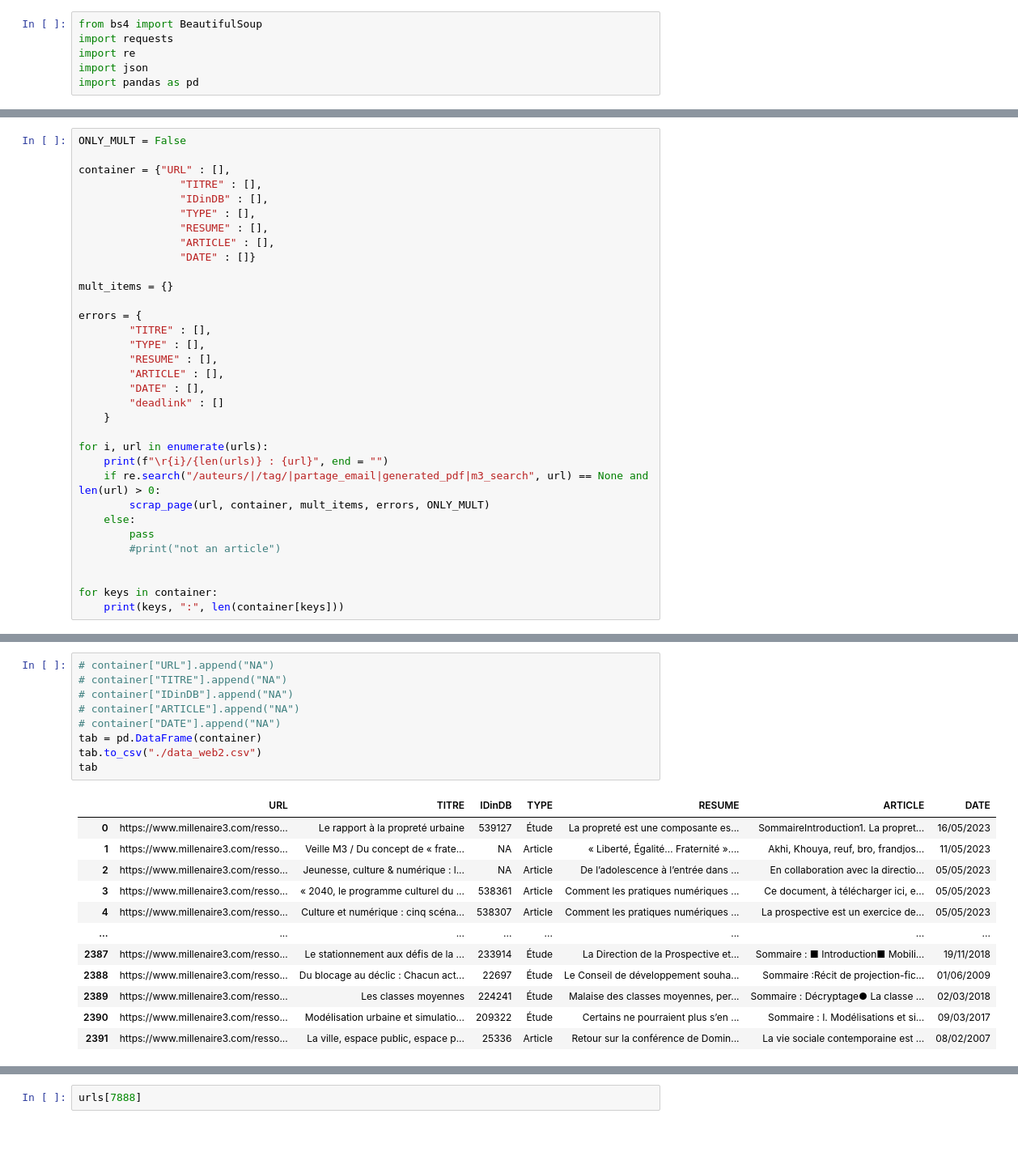
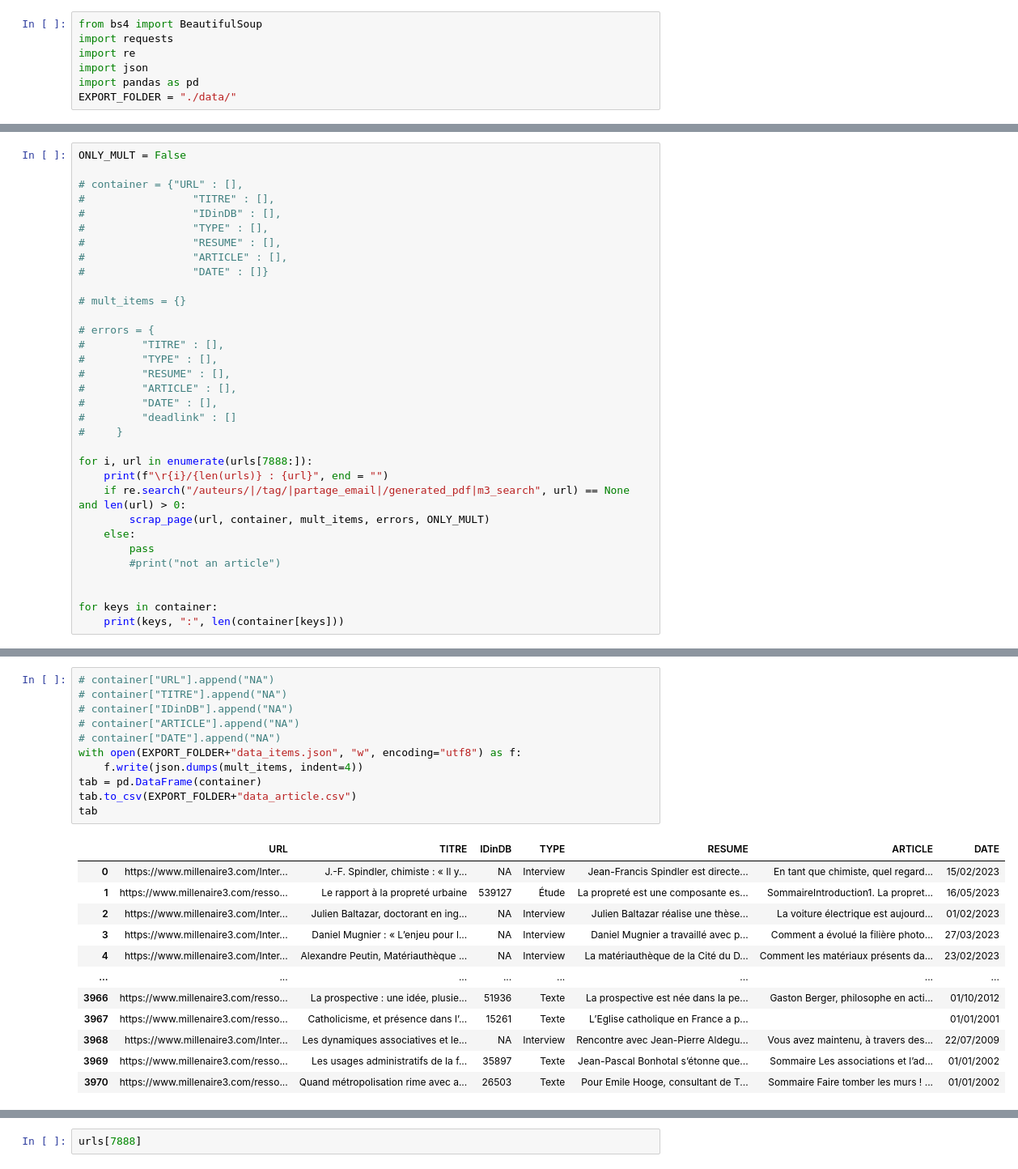
Before and after one commit to Geminy3/Skoli_M3, a Jupyter notebook: Scrap_M3.ipynb, the cells around one changed output, grey strips where cells are left out. Shown: that part at 81% size. Cells and saved outputs as stored; diff of their text form; blank space fills up the shorter version.

```diff
--- a/Scrap_M3.ipynb
+++ b/Scrap_M3.ipynb
@@ -4,6 +4,7 @@ import requests
 import re
 import json
 import pandas as pd
+EXPORT_FOLDER = "./data/"
 # %%
 # url = "https://www.millenaire3.com/ressources/2023/changer-les-comportements-revue-et-enseignements-des-actions-metropolitaines"
 # url2 = "https://www.millenaire3.com/ressources/2023/agir-sur-les-modes-de-vie-une-nouvelle-grille-d-analyse"
@@ -184,28 +183,28 @@ def scrap_page(url, container, mult_items, errors, ONLY_MULT = False):
 # %%
 ONLY_MULT = False
 
-container = {"URL" : [],
-                "TITRE" : [],
-                "IDinDB" : [],
-                "TYPE" : [],
-                "RESUME" : [],
-                "ARTICLE" : [],
-                "DATE" : []}
+# container = {"URL" : [],
+#                 "TITRE" : [],
+#                 "IDinDB" : [],
+#                 "TYPE" : [],
+#                 "RESUME" : [],
+#                 "ARTICLE" : [],
+#                 "DATE" : []}
 
-mult_items = {}
+# mult_items = {}
 
-errors = {
-        "TITRE" : [],
-        "TYPE" : [],
-        "RESUME" : [],
-        "ARTICLE" : [],
-        "DATE" : [],
-        "deadlink" : []
-    }
+# errors = {
+#         "TITRE" : [],
+#         "TYPE" : [],
+#         "RESUME" : [],
+#         "ARTICLE" : [],
+#         "DATE" : [],
+#         "deadlink" : []
+#     }
 
-for i, url in enumerate(urls):
+for i, url in enumerate(urls[7888:]):
     print(f"\r{i}/{len(urls)} : {url}", end = "")
-    if re.search("/auteurs/|/tag/|partage_email|generated_pdf|m3_search", url) == None and len(url) > 0:
+    if re.search("/auteurs/|/tag/|partage_email|/generated_pdf|m3_search", url) == None and len(url) > 0:
         scrap_page(url, container, mult_items, errors, ONLY_MULT)
     else:
         pass
@@ -246,22 +245,24 @@ for keys in container:
 # %%
 # container["URL"].append("NA")
 # container["TITRE"].append("NA")
 # container["IDinDB"].append("NA")
 # container["ARTICLE"].append("NA")
 # container["DATE"].append("NA")
+with open(EXPORT_FOLDER+"data_items.json", "w", encoding="utf8") as f:
+    f.write(json.dumps(mult_items, indent=4))
 tab = pd.DataFrame(container)
-tab.to_csv("./data_web2.csv")
+tab.to_csv(EXPORT_FOLDER+"data_article.csv")
 tab
 # %% [output]
 |  | URL | TITRE | IDinDB | TYPE | RESUME | ARTICLE | DATE |
-| 0 | https://www.millenaire3.com/resso... | Le rapport à la propreté urbaine | 539127 | Étude | La propreté est une composante es... | SommaireIntroduction1. La propret... | 16/05/2023 |
-| 1 | https://www.millenaire3.com/resso... | Veille M3 / Du concept de « frate... | NA | Article | « Liberté, Égalité… Fraternité ».... | Akhi, Khouya, reuf, bro, frandjos... | 11/05/2023 |
-| 2 | https://www.millenaire3.com/resso... | Jeunesse, culture & numérique : l... | NA | Article | De l’adolescence à l’entrée dans ... | En collaboration avec la directio... | 05/05/2023 |
-| 3 | https://www.millenaire3.com/resso... | « 2040, le programme culturel du ... | 538361 | Article | Comment les pratiques numériques ... | Ce document, à télécharger ici, e... | 05/05/2023 |
-| 4 | https://www.millenaire3.com/resso... | Culture et numérique : cinq scéna... | 538307 | Article | Comment les pratiques numériques ... | La prospective est un exercice de... | 05/05/2023 |
+| 0 | https://www.millenaire3.com/Inter... | J.-F. Spindler, chimiste : « Il y... | NA | Interview | Jean-Francis Spindler est directe... | En tant que chimiste, quel regard... | 15/02/2023 |
+| 1 | https://www.millenaire3.com/resso... | Le rapport à la propreté urbaine | 539127 | Étude | La propreté est une composante es... | SommaireIntroduction1. La propret... | 16/05/2023 |
+| 2 | https://www.millenaire3.com/Inter... | Julien Baltazar, doctorant en ing... | NA | Interview | Julien Baltazar réalise une thèse... | La voiture électrique est aujourd... | 01/02/2023 |
+| 3 | https://www.millenaire3.com/Inter... | Daniel Mugnier : « L’enjeu pour l... | NA | Interview | Daniel Mugnier a travaillé avec p... | Comment a évolué la filière photo... | 27/03/2023 |
+| 4 | https://www.millenaire3.com/Inter... | Alexandre Peutin, Matériauthèque ... | NA | Interview | La matériauthèque de la Cité du D... | Comment les matériaux présents da... | 23/02/2023 |
 | ... | ... | ... | ... | ... | ... | ... | ... |
-| 2387 | https://www.millenaire3.com/resso... | Le stationnement aux défis de la ... | 233914 | Étude | La Direction de la Prospective et... | Sommaire : ■ Introduction■ Mobili... | 19/11/2018 |
-| 2388 | https://www.millenaire3.com/resso... | Du blocage au déclic : Chacun act... | 22697 | Étude | Le Conseil de développement souha... | Sommaire :Récit de projection-fic... | 01/06/2009 |
-| 2389 | https://www.millenaire3.com/resso... | Les classes moyennes | 224241 | Étude | Malaise des classes moyennes, per... | Sommaire : Décryptage● La classe ... | 02/03/2018 |
-| 2390 | https://www.millenaire3.com/resso... | Modélisation urbaine et simulatio... | 209322 | Étude | Certains ne pourraient plus s’en ... | Sommaire : I. Modélisations et si... | 09/03/2017 |
-| 2391 | https://www.millenaire3.com/resso... | La ville, espace public, espace p... | 25336 | Article | Retour sur la conférence de Domin... | La vie sociale contemporaine est ... | 08/02/2007 |
+| 3966 | https://www.millenaire3.com/resso... | La prospective : une idée, plusie... | 51936 | Texte | La prospective est née dans la pe... | Gaston Berger, philosophe en acti... | 01/10/2012 |
+| 3967 | https://www.millenaire3.com/resso... | Catholicisme, et présence dans l’... | 15261 | Texte | L’Eglise catholique en France a p... |  | 01/01/2001 |
+| 3968 | https://www.millenaire3.com/Inter... | Les dynamiques associatives et le... | NA | Interview | Rencontre avec Jean-Pierre Aldegu... | Vous avez maintenu, à travers des... | 22/07/2009 |
+| 3969 | https://www.millenaire3.com/resso... | Les usages administratifs de la f... | 35897 | Texte | Jean-Pascal Bonhotal s’étonne que... | Sommaire Les associations et l’ad... | 01/01/2002 |
+| 3970 | https://www.millenaire3.com/resso... | Quand métropolisation rime avec a... | 26503 | Texte | Pour Emile Hooge, consultant de T... | Sommaire Faire tomber les murs ! ... | 01/01/2002 |
```
Also changed, not shown: parts of 5 cells of this notebook, 4 other files.
